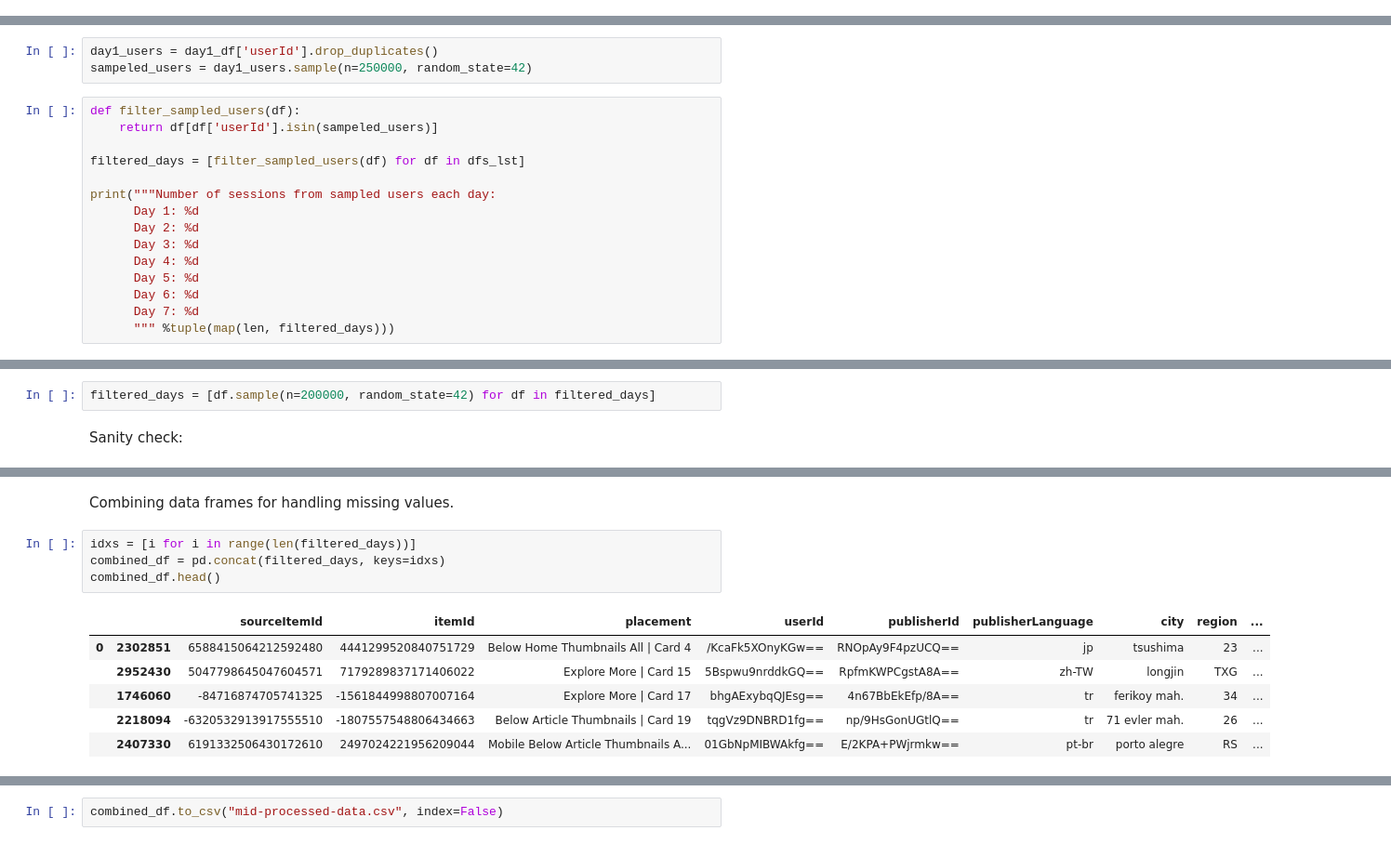
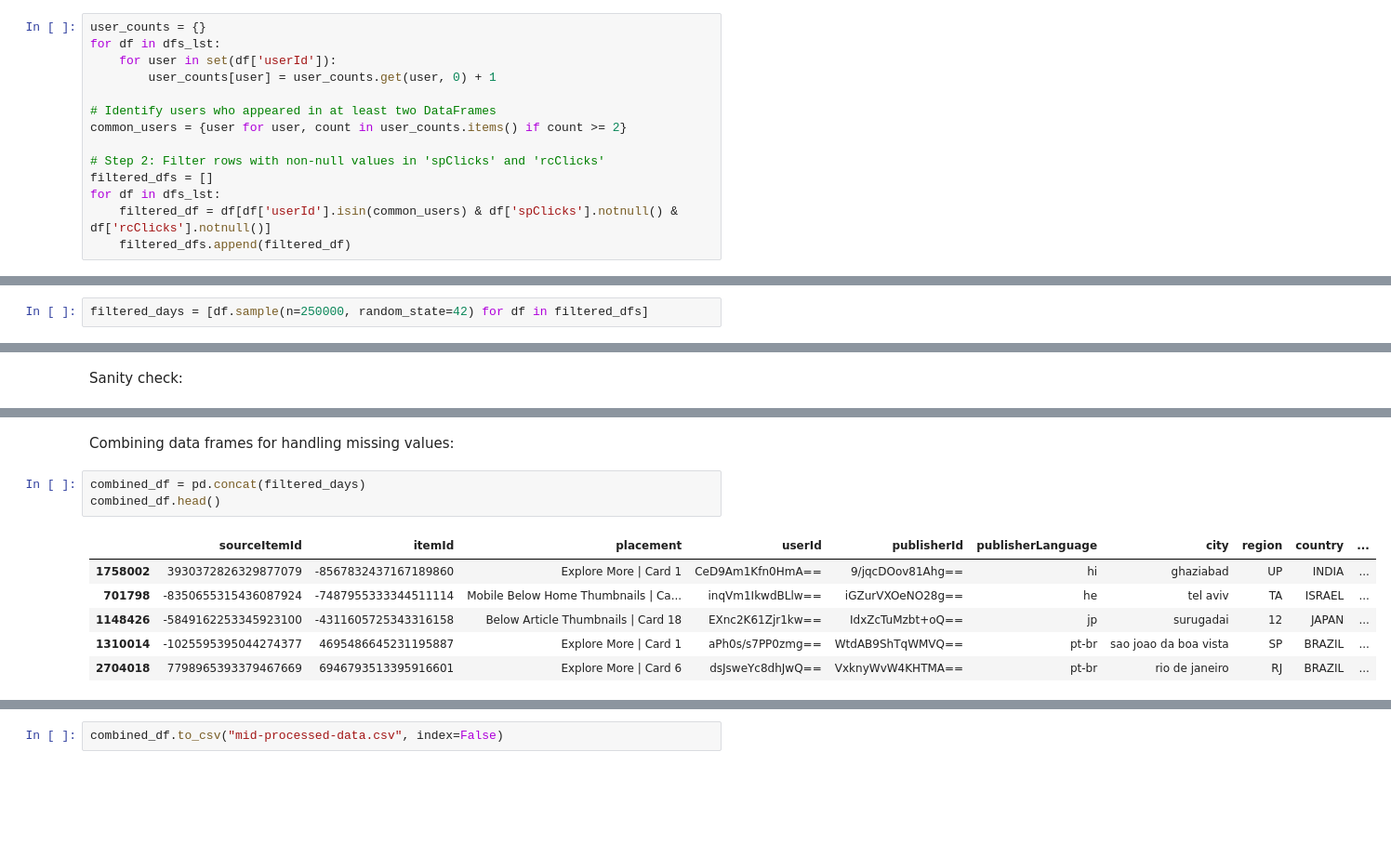
Before and after one commit to ofrizzz/Starship, a Jupyter notebook: data-cleaning.ipynb, the cells around one changed output, grey strips where cells are left out. Shown: that part at 93% size. Saved outputs shown, nothing was run; the diff lists cells and outputs as text; blank space fills up the shorter version.

```diff
--- a/data-cleaning.ipynb
+++ b/data-cleaning.ipynb
@@ -31,0 +46,14 @@ dfs_lst = [day1_df, day2_df, day3_df, day4_df, day5_df, day6_df, day7_df]
+# %%
+user_counts = {}
+for df in dfs_lst:
+    for user in set(df['userId']):
+        user_counts[user] = user_counts.get(user, 0) + 1
+
+# Identify users who appeared in at least two DataFrames
+common_users = {user for user, count in user_counts.items() if count >= 2}
+
+# Step 2: Filter rows with non-null values in 'spClicks' and 'rcClicks'
+filtered_dfs = []
+for df in dfs_lst:
+    filtered_df = df[df['userId'].isin(common_users) & df['spClicks'].notnull() & df['rcClicks'].notnull()]
+    filtered_dfs.append(filtered_df)
@@ -32,18 +79,2 @@ dfs_lst = [day1_df, day2_df, day3_df, day4_df, day5_df, day6_df, day7_df]
 # %%
-day1_users = day1_df['userId'].drop_duplicates()
-sampeled_users = day1_users.sample(n=250000, random_state=42)
+filtered_days = [df.sample(n=250000, random_state=42) for df in filtered_dfs]
-# %%
-def filter_sampled_users(df):
-    return df[df['userId'].isin(sampeled_users)]
-
-filtered_days = [filter_sampled_users(df) for df in dfs_lst]
-
-print("""Number of sessions from sampled users each day:
-      Day 1: %d
-      Day 2: %d
-      Day 3: %d
-      Day 4: %d
-      Day 5: %d
-      Day 6: %d
-      Day 7: %d
-      """ %tuple(map(len, filtered_days)))
@@ -59,5 +81,3 @@ Number of sessions from sampled users each day:
-# %%
-filtered_days = [df.sample(n=200000, random_state=42) for df in filtered_days]
 # %% [markdown]
 Sanity check:
 # %%
@@ -82,16 +102,15 @@ Number of sessions from sampled users each day:
 # %% [markdown]
-Combining data frames for handling missing values.
+Combining data frames for handling missing values:
 # %%
-idxs = [i for i in range(len(filtered_days))]
-combined_df = pd.concat(filtered_days, keys=idxs)
+combined_df = pd.concat(filtered_days)
 combined_df.head()
 # %% [output]
-|  |  | sourceItemId | itemId | placement | userId | publisherId | publisherLanguage | city | region | ... |
-| 0 | 2302851 | 6588415064212592480 | 4441299520840751729 | Below Home Thumbnails All | Card 4 | /KcaFk5XOnyKGw== | RNOpAy9F4pzUCQ== | jp | tsushima | 23 | ... |
-|  | 2952430 | 5047798645047604571 | 7179289837171406022 | Explore More | Card 15 | 5Bspwu9nrddkGQ== | RpfmKWPCgstA8A== | zh-TW | longjin | TXG | ... |
-|  | 1746060 | -84716874705741325 | -1561844998807007164 | Explore More | Card 17 | bhgAExybqQJEsg== | 4n67BbEkEfp/8A== | tr | ferikoy mah. | 34 | ... |
-|  | 2218094 | -6320532913917555510 | -1807557548806434663 | Below Article Thumbnails | Card 19 | tqgVz9DNBRD1fg== | np/9HsGonUGtlQ== | tr | 71 evler mah. | 26 | ... |
-|  | 2407330 | 6191332506430172610 | 2497024221956209044 | Mobile Below Article Thumbnails A... | 01GbNpMIBWAkfg== | E/2KPA+PWjrmkw== | pt-br | porto alegre | RS | ... |
+|  | sourceItemId | itemId | placement | userId | publisherId | publisherLanguage | city | region | country | ... |
+| 1758002 | 3930372826329877079 | -8567832437167189860 | Explore More | Card 1 | CeD9Am1Kfn0HmA== | 9/jqcDOov81Ahg== | hi | ghaziabad | UP | INDIA | ... |
+| 701798 | -8350655315436087924 | -7487955333344511114 | Mobile Below Home Thumbnails | Ca... | inqVm1IkwdBLlw== | iGZurVXOeNO28g== | he | tel aviv | TA | ISRAEL | ... |
+| 1148426 | -5849162253345923100 | -4311605725343316158 | Below Article Thumbnails | Card 18 | EXnc2K61Zjr1kw== | IdxZcTuMzbt+oQ== | jp | surugadai | 12 | JAPAN | ... |
+| 1310014 | -1025595395044274377 | 4695486645231195887 | Explore More | Card 1 | aPh0s/s7PP0zmg== | WtdAB9ShTqWMVQ== | pt-br | sao joao da boa vista | SP | BRAZIL | ... |
+| 2704018 | 7798965393379467669 | 6946793513395916601 | Explore More | Card 6 | dsJsweYc8dhJwQ== | VxknyWvW4KHTMA== | pt-br | rio de janeiro | RJ | BRAZIL | ... |
 # %%
 combined_df.info()
 # %% [output]
```
Also changed, not shown: parts of 79 cells of this notebook.
